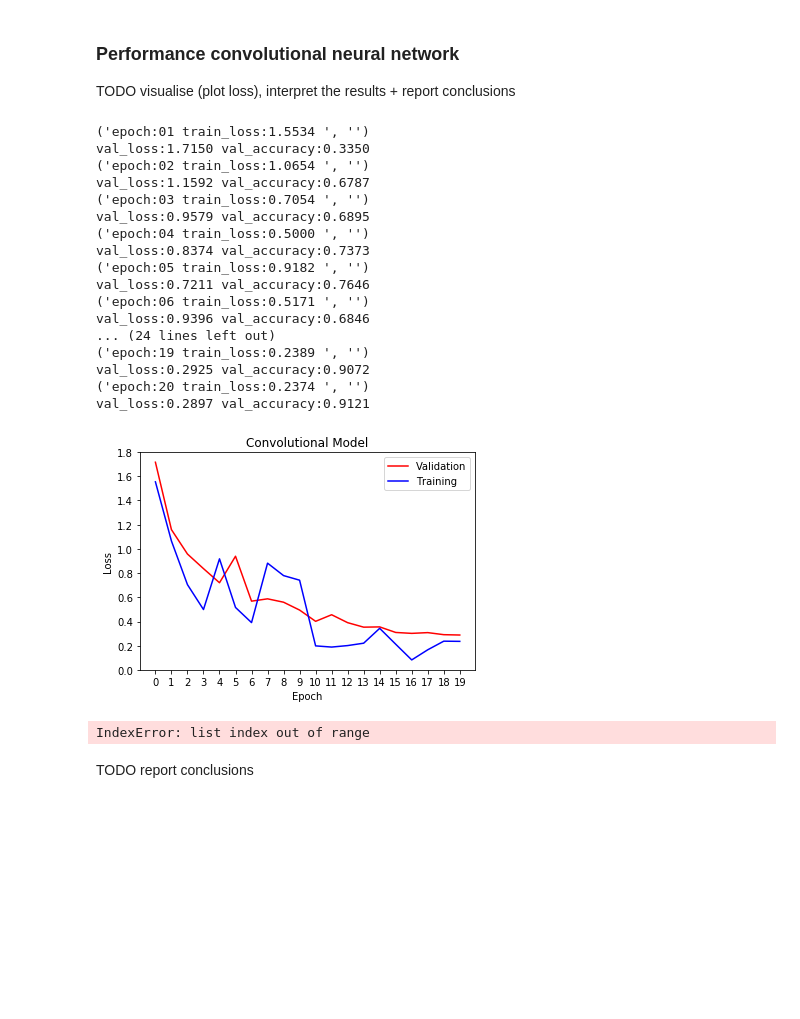
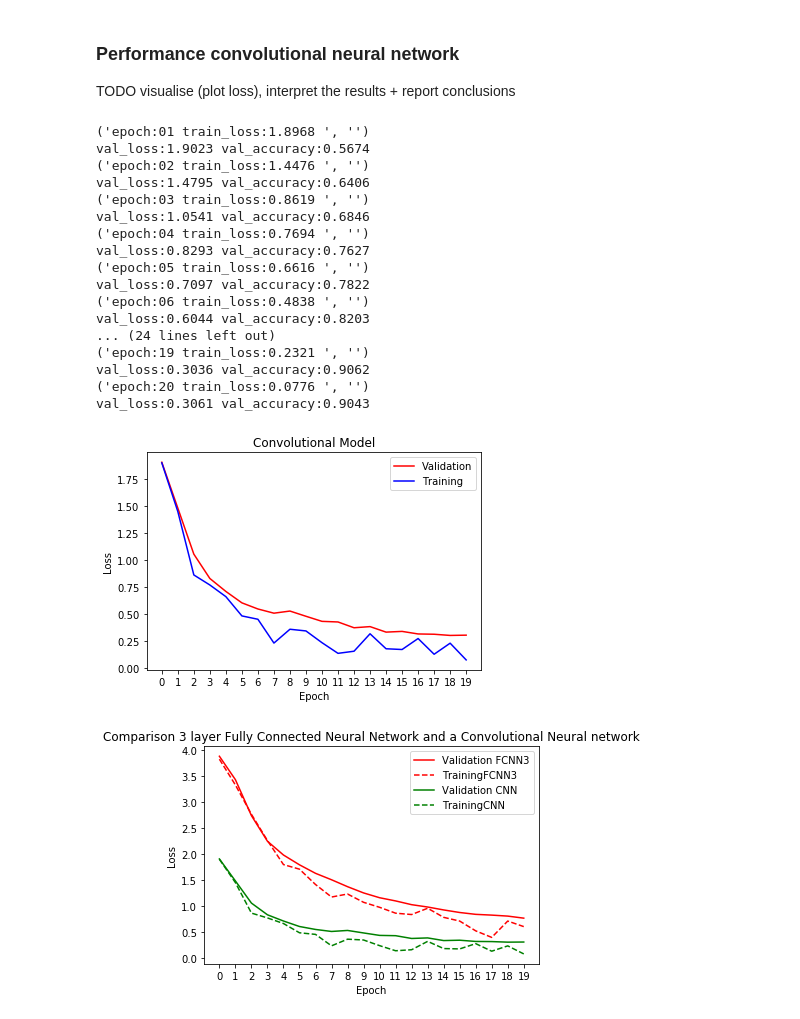
Before and after one commit to dljve/CCN, a Jupyter notebook: assignment2/assignment2.ipynb, the cells around one changed output. Cells and saved outputs as stored; diff of their text form; code cells hidden in the pictures; blank space fills up the shorter version.

```diff
--- a/assignment2/assignment2.ipynb
+++ b/assignment2/assignment2.ipynb
@@ -284,36 +303,34 @@ TODO visualise (plot loss), interpret the results + report conclusions
 # %%
 # Load data and iterators
 train, test = utils.get_mnist(n_train=100, n_test=100, n_dim=3, with_label=True)
 train_iter = iterators.SerialIterator(train, batch_size=32, shuffle=True)
 test_iter = iterators.SerialIterator(test, batch_size=32, repeat=False, shuffle=False)
 
 model = CNN(64,10)
 optimizer = optimizers.SGD()
 optimizer.setup(model)
 
 epoch, train_loss, val_loss = train_model(model)
 plot_training(epoch, train_loss, val_loss, 'Convolutional Model')
 cnn_result = (val_loss, train_loss, 'CNN')
-plot_comparison(epoch, [results[3],cnn_result], "Comparison 3 layer Fully Connected Neural Network and a Convolutional Neural network")
+plot_comparison(epoch, [results[2],cnn_result], "Comparison 3 layer Fully Connected Neural Network and a Convolutional Neural network")
 # %% [output]
-('epoch:01 train_loss:1.5534 ', '')
-val_loss:1.7150 val_accuracy:0.3350
-('epoch:02 train_loss:1.0654 ', '')
-val_loss:1.1592 val_accuracy:0.6787
-('epoch:03 train_loss:0.7054 ', '')
-val_loss:0.9579 val_accuracy:0.6895
-('epoch:04 train_loss:0.5000 ', '')
-val_loss:0.8374 val_accuracy:0.7373
-('epoch:05 train_loss:0.9182 ', '')
-val_loss:0.7211 val_accuracy:0.7646
-('epoch:06 train_loss:0.5171 ', '')
-val_loss:0.9396 val_accuracy:0.6846
+('epoch:01 train_loss:1.8968 ', '')
+val_loss:1.9023 val_accuracy:0.5674
+('epoch:02 train_loss:1.4476 ', '')
+val_loss:1.4795 val_accuracy:0.6406
+('epoch:03 train_loss:0.8619 ', '')
+val_loss:1.0541 val_accuracy:0.6846
+('epoch:04 train_loss:0.7694 ', '')
+val_loss:0.8293 val_accuracy:0.7627
+('epoch:05 train_loss:0.6616 ', '')
+val_loss:0.7097 val_accuracy:0.7822
+('epoch:06 train_loss:0.4838 ', '')
+val_loss:0.6044 val_accuracy:0.8203
 ... (24 lines left out)
-('epoch:19 train_loss:0.2389 ', '')
-val_loss:0.2925 val_accuracy:0.9072
-('epoch:20 train_loss:0.2374 ', '')
-val_loss:0.2897 val_accuracy:0.9121
+('epoch:19 train_loss:0.2321 ', '')
+val_loss:0.3036 val_accuracy:0.9062
+('epoch:20 train_loss:0.0776 ', '')
+val_loss:0.3061 val_accuracy:0.9043
-[figure, old version]
+[figure, new version]
-IndexError: list index out of range
+[figure, added]
-# %% [markdown]
-TODO report conclusions
```
Also changed, not shown: parts of 21 cells of this notebook.
